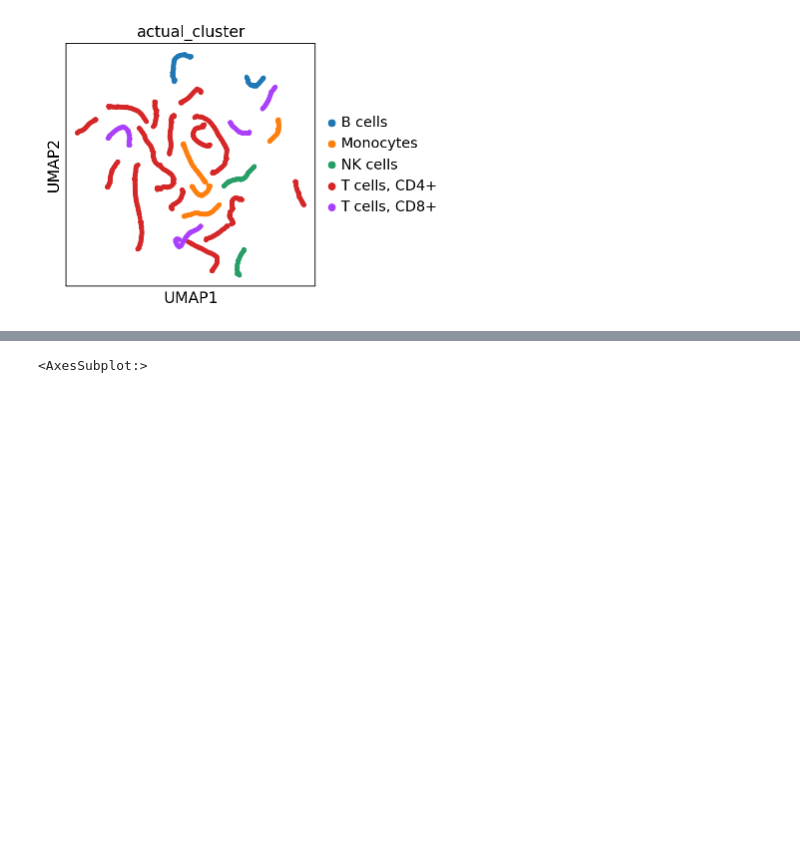
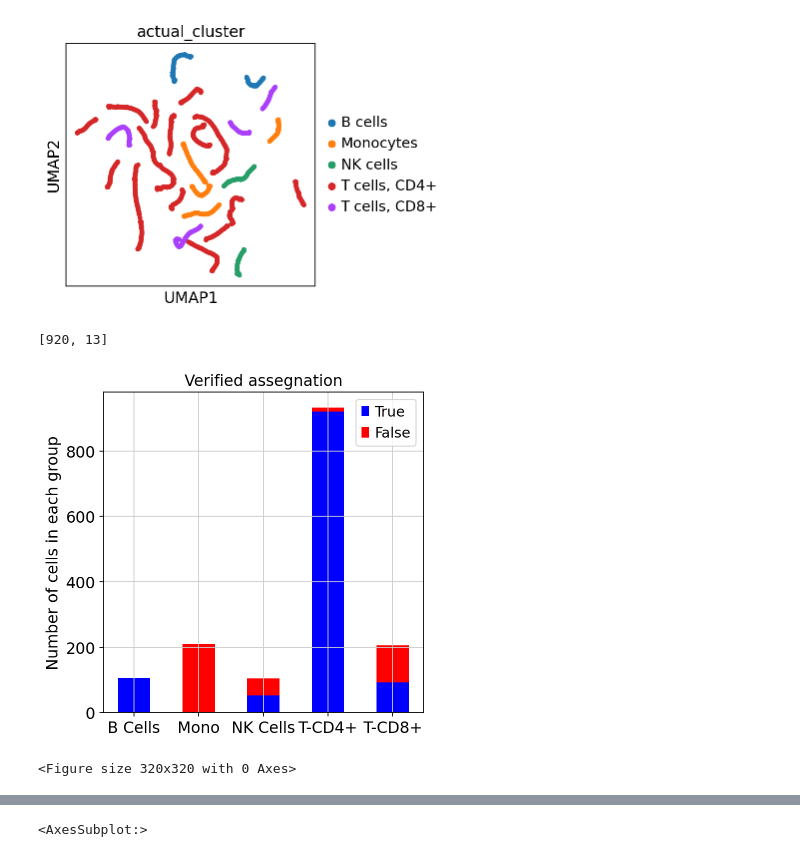
Before and after one commit to ChiaraSolito/CellO_UniWork, a Jupyter notebook: Data_CellO.ipynb, the cells around one changed output, grey strips where cells are left out. Cells and saved outputs as stored; diff of their text form; code cells hidden in the pictures; blank space fills up the shorter version.

```diff
--- a/Data_CellO.ipynb
+++ b/Data_CellO.ipynb
@@ -172,3 +201,37 @@ df_dataset = pd.DataFrame(dataset)
+# %%
+hit_cd4
+# %% [output]
+[920, 13]
+# %%
+import matplotlib.pyplot as plt
+fig = plt.figure()
+data_true = []
+data_true.append(hit_bcells[0])
+data_true.append(hit_mono[0])
+data_true.append(hit_nk[0])
+data_true.append(hit_cd4[0])
+data_true.append(hit_cd8[0])
+
+data_false = []
+data_false.append(hit_bcells[1])
+data_false.append(hit_mono[1])
+data_false.append(hit_nk[1])
+data_false.append(hit_cd4[1])
+data_false.append(hit_cd8[1])
+
+ax = fig.add_axes([0,0,1,1])
+X = np.arange(5)
+fig = plt.figure()
+ax.bar(X, data_true, color = 'b', width = 0.5)
+ax.bar(X, data_false, color = 'r', bottom=data_true, width = 0.5)
+ax.set_ylabel('Number of cells in each group')
+ax.set_title('Verified assegnation')
+ax.set_xticks(X, ('B Cells', 'Mono', 'NK Cells', 'T-CD4+', 'T-CD8+'))
+ax.legend(labels=['True', 'False'])
+plt.show()
+# %% [output]
+[figure, added]
+<Figure size 320x320 with 0 Axes>
 # %%
 cluster_list = ['naive B cell','monocyte','CD14-positive','mononuclear cell','myeloid leukocyte',
         'natural killer cell','CD4-positivel', 'CD4-positive helper T cell','T cell', 'mature alpha-beta T cell', 'CD4-positive','T follicular helper cell','helper T cell']
```
Also changed, not shown: parts of 10 cells of this notebook.
